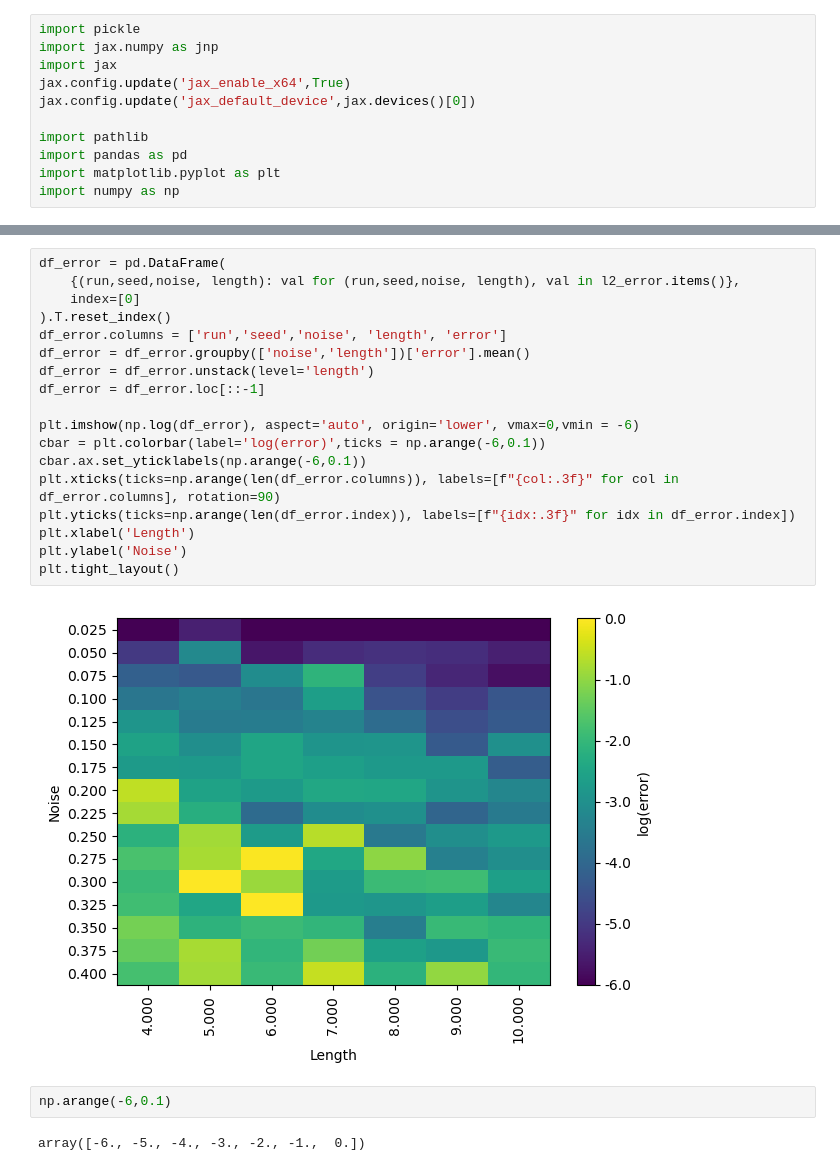
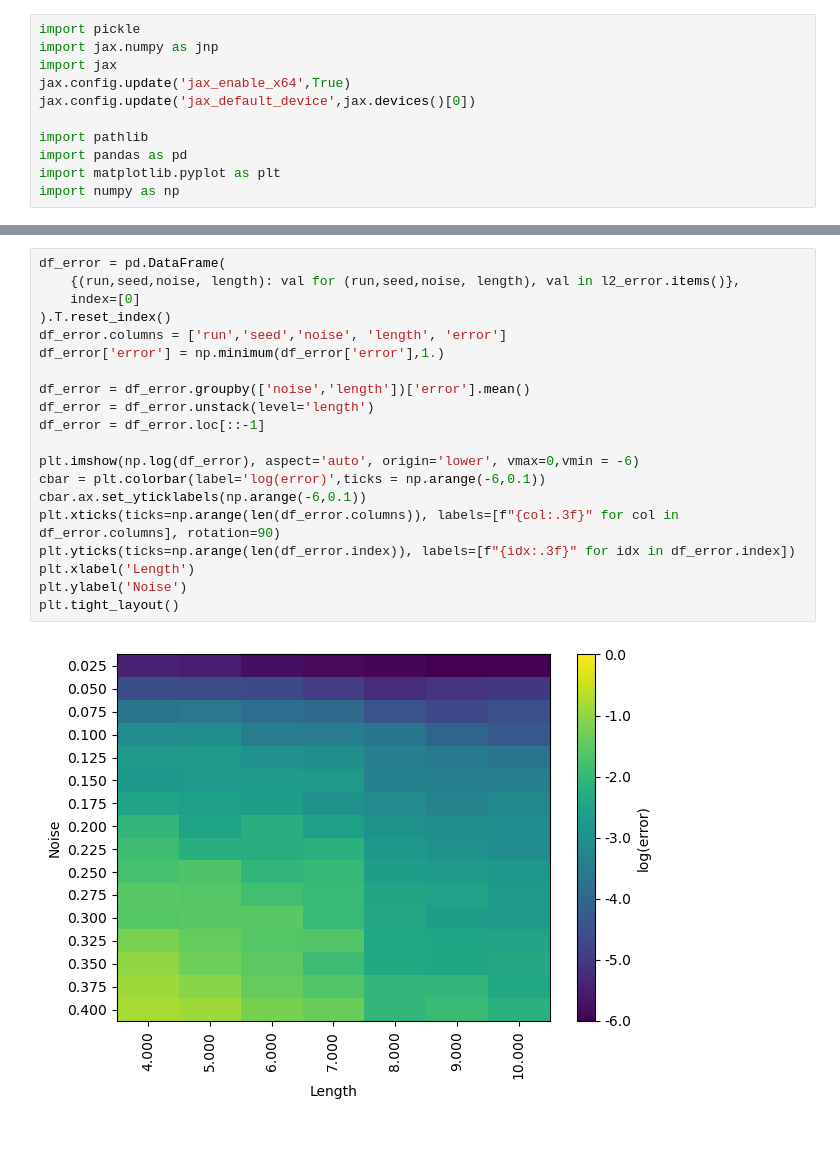
Before and after one commit to AHsu98/jsindy, a Jupyter notebook: jsindy_benchmark_results/main_run/analysis.ipynb, the cells around one changed output, grey strips where cells are left out. Drawn from its saved outputs; the diff is of its cells as text; blank space fills up the shorter version.

Commit message:
Made figures for the benchmark run

```diff
--- a/jsindy_benchmark_results/main_run/analysis.ipynb
+++ b/jsindy_benchmark_results/main_run/analysis.ipynb
@@ -79,24 +64,22 @@ plt.tight_layout()
 # %%
 df_error = pd.DataFrame(
 	{(run,seed,noise, length): val for (run,seed,noise, length), val in l2_error.items()},
 	index=[0]
 ).T.reset_index()
 df_error.columns = ['run','seed','noise', 'length', 'error']
+df_error['error'] = np.minimum(df_error['error'],1.)
+
 df_error = df_error.groupby(['noise','length'])['error'].mean()
 df_error = df_error.unstack(level='length')
 df_error = df_error.loc[::-1]
 
 plt.imshow(np.log(df_error), aspect='auto', origin='lower', vmax=0,vmin = -6)
 cbar = plt.colorbar(label='log(error)',ticks = np.arange(-6,0.1))
 cbar.ax.set_yticklabels(np.arange(-6,0.1))
 plt.xticks(ticks=np.arange(len(df_error.columns)), labels=[f"{col:.3f}" for col in df_error.columns], rotation=90)
 plt.yticks(ticks=np.arange(len(df_error.index)), labels=[f"{idx:.3f}" for idx in df_error.index])
 plt.xlabel('Length')
 plt.ylabel('Noise')
 plt.tight_layout()
 # %% [output]
-[figure, old version]
+[figure, new version]
-# %%
-np.arange(-6,0.1)
-# %% [output]
-array([-6., -5., -4., -3., -2., -1.,  0.])
```
Also changed, not shown: parts of 5 cells of this notebook.
